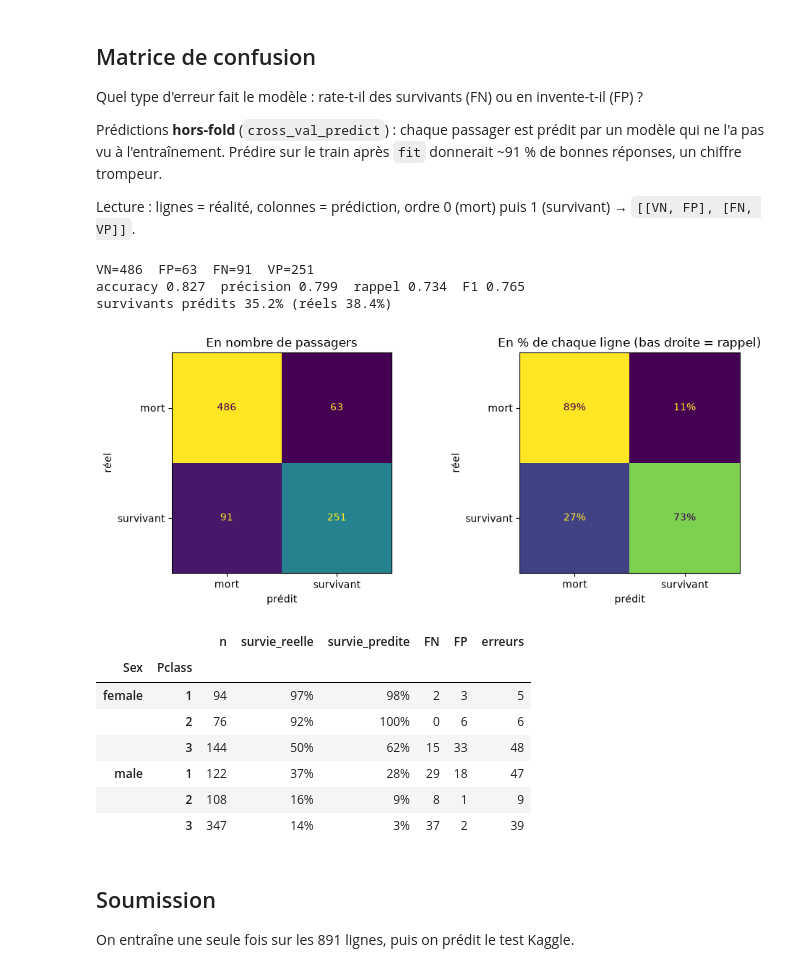
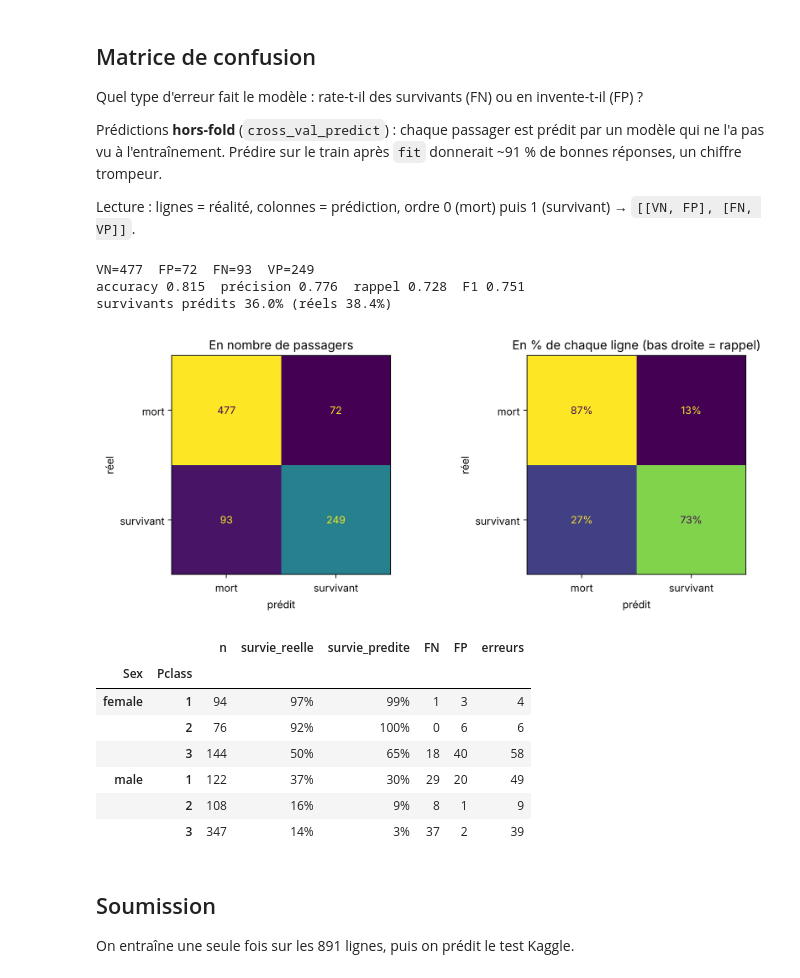
Before and after one commit to LuCarpentier83/TitanicMachineLearningFromDisaster, a Jupyter notebook: notebooks/03_gradient_boosting.ipynb, the cells around one changed output. Cells and saved outputs as stored; diff of their text form; code cells hidden in the pictures.

```diff
--- a/notebooks/03_gradient_boosting.ipynb
+++ b/notebooks/03_gradient_boosting.ipynb
@@ -72,34 +74,35 @@ Lecture : lignes = réalité, colonnes = prédiction, ordre 0 (mort) puis 1 (sur
 # %%
 import matplotlib.pyplot as plt
 import pandas as pd
 from sklearn.metrics import (ConfusionMatrixDisplay, accuracy_score, confusion_matrix,
                              f1_score, precision_score, recall_score)
-from sklearn.model_selection import StratifiedKFold, cross_val_predict
+from sklearn.model_selection import StratifiedGroupKFold, cross_val_predict
 
-oof = cross_val_predict(pipe, X, y, cv=StratifiedKFold(5, shuffle=True, random_state=0), n_jobs=-1)
+oof = cross_val_predict(pipe, X, y, cv=StratifiedGroupKFold(5, shuffle=True, random_state=0),
+                        groups=X["Ticket"], n_jobs=-1)
 
 cm = confusion_matrix(y, oof)
 (vn, fp), (fn, vp) = cm
 print(f"VN={vn}  FP={fp}  FN={fn}  VP={vp}")
 print(f"accuracy {accuracy_score(y, oof):.3f}  précision {precision_score(y, oof):.3f}  "
       f"rappel {recall_score(y, oof):.3f}  F1 {f1_score(y, oof):.3f}")
 print(f"survivants prédits {oof.mean():.1%} (réels {y.mean():.1%})")
 
 fig, axes = plt.subplots(1, 2, figsize=(10, 4))
 ConfusionMatrixDisplay(cm, display_labels=["mort", "survivant"]).plot(ax=axes[0], colorbar=False)
 axes[0].set_title("En nombre de passagers")
 ConfusionMatrixDisplay(confusion_matrix(y, oof, normalize="true"), display_labels=["mort", "survivant"]).plot(
     ax=axes[1], colorbar=False, values_format=".0%")
 axes[1].set_title("En % de chaque ligne (bas droite = rappel)")
 for ax in axes:
     ax.set_xlabel("prédit"); ax.set_ylabel("réel")
 plt.tight_layout()
 plt.show()
 # %% [output]
-VN=486  FP=63  FN=91  VP=251
-accuracy 0.827  précision 0.799  rappel 0.734  F1 0.765
-survivants prédits 35.2% (réels 38.4%)
+VN=477  FP=72  FN=93  VP=249
+accuracy 0.815  précision 0.776  rappel 0.728  F1 0.751
+survivants prédits 36.0% (réels 38.4%)
-[figure, old version]
+[figure, new version]
 # %%
 # Où se concentrent les erreurs ? (par sexe et classe)
 d = pd.DataFrame({"Sex": X["Sex"], "Pclass": X["Pclass"], "y": y, "pred": oof})
@@ -113,10 +116,10 @@ groupes.style.format({"survie_reelle": "{:.0%}", "survie_predite": "{:.0%}"}).ba
 # %% [output]
 |  |  | n | survie_reelle | survie_predite | FN | FP | erreurs |
 | Sex | Pclass |  |  |  |  |  |  |
-| female | 1 | 94 | 97% | 98% | 2 | 3 | 5 |
+| female | 1 | 94 | 97% | 99% | 1 | 3 | 4 |
 |  | 2 | 76 | 92% | 100% | 0 | 6 | 6 |
-|  | 3 | 144 | 50% | 62% | 15 | 33 | 48 |
-| male | 1 | 122 | 37% | 28% | 29 | 18 | 47 |
+|  | 3 | 144 | 50% | 65% | 18 | 40 | 58 |
+| male | 1 | 122 | 37% | 30% | 29 | 20 | 49 |
 |  | 2 | 108 | 16% | 9% | 8 | 1 | 9 |
 |  | 3 | 347 | 14% | 3% | 37 | 2 | 39 |
 # %% [markdown]
```
Also changed, not shown: parts of 4 cells of this notebook, 2 other files.
